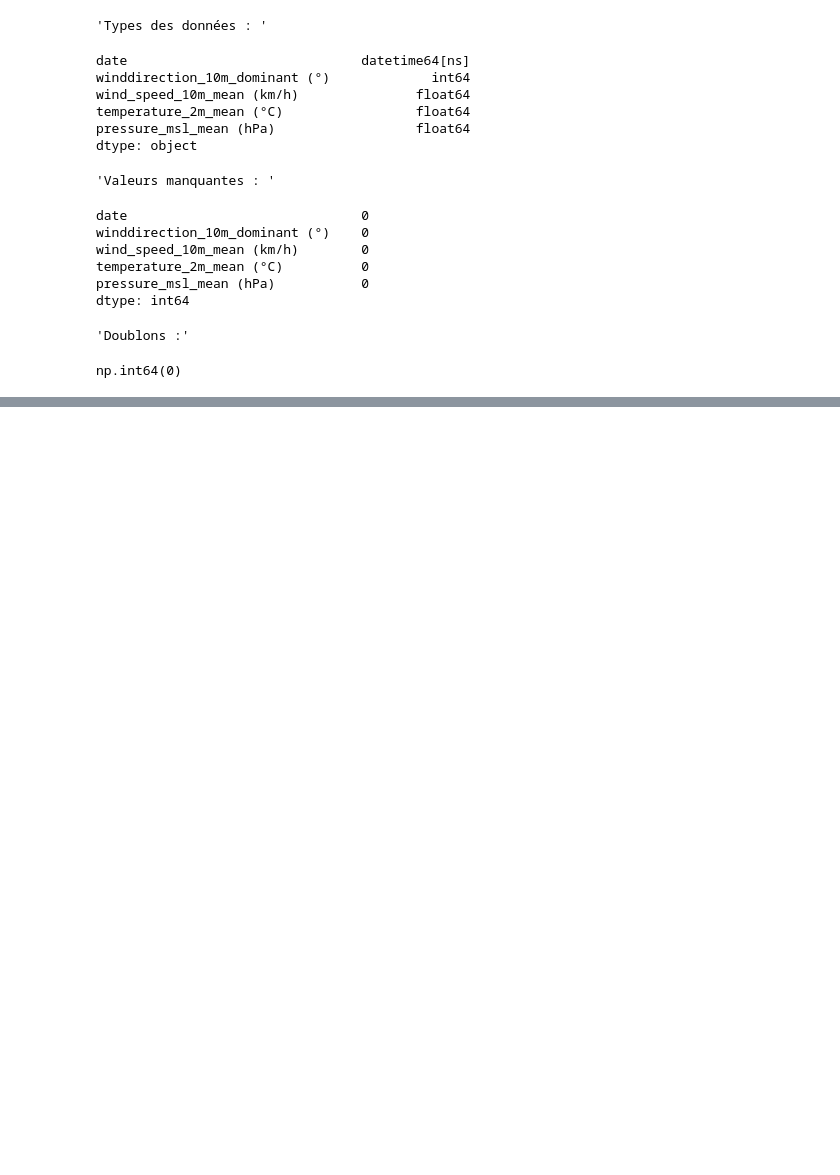
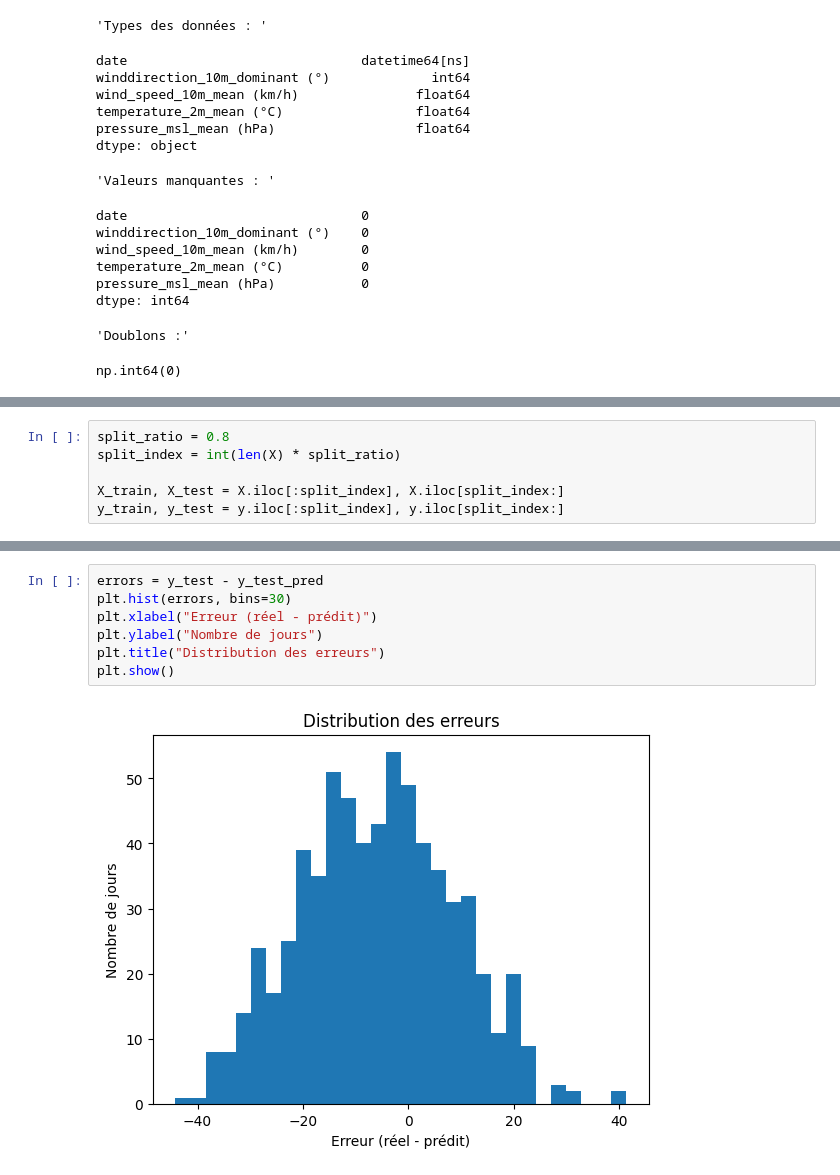
Before and after one commit to kirillsst/Production-EnR, a Jupyter notebook: notebooks/notebook_prod_eolienne.ipynb, the cells around one changed output, grey strips where cells are left out. Cells and saved outputs as stored; diff of their text form; blank space fills up the shorter version.

```diff
--- a/notebooks/notebook_prod_eolienne.ipynb
+++ b/notebooks/notebook_prod_eolienne.ipynb
@@ -328,0 +416,6 @@ df_merged = pd.merge(
+# %%
+split_ratio = 0.8
+split_index = int(len(X) * split_ratio)
+
+X_train, X_test = X.iloc[:split_index], X.iloc[split_index:]
+y_train, y_test = y.iloc[:split_index], y.iloc[split_index:]
@@ -328,0 +492,9 @@ df_merged = pd.merge(
+# %%
+errors = y_test - y_test_pred
+plt.hist(errors, bins=30)
+plt.xlabel("Erreur (réel - prédit)")
+plt.ylabel("Nombre de jours")
+plt.title("Distribution des erreurs")
+plt.show()
+# %% [output]
+[figure, added]
```
Also changed, not shown: parts of 51 cells of this notebook, 1 other file.
